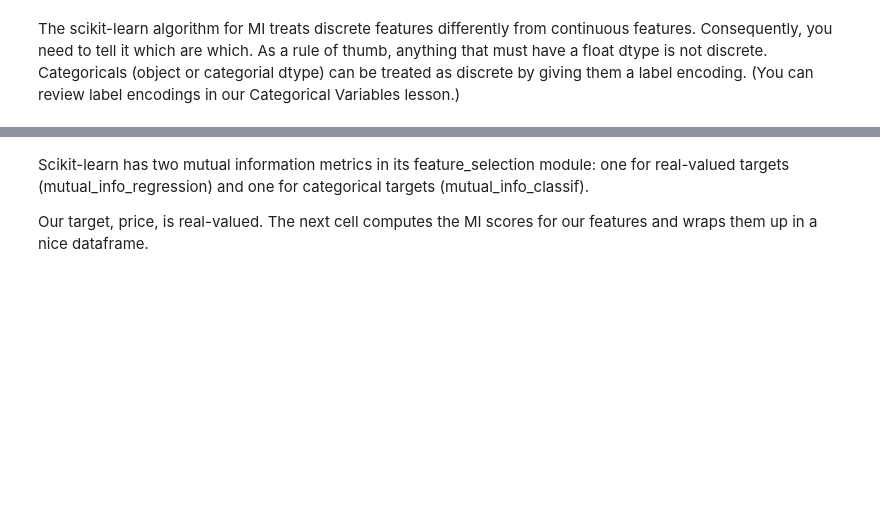
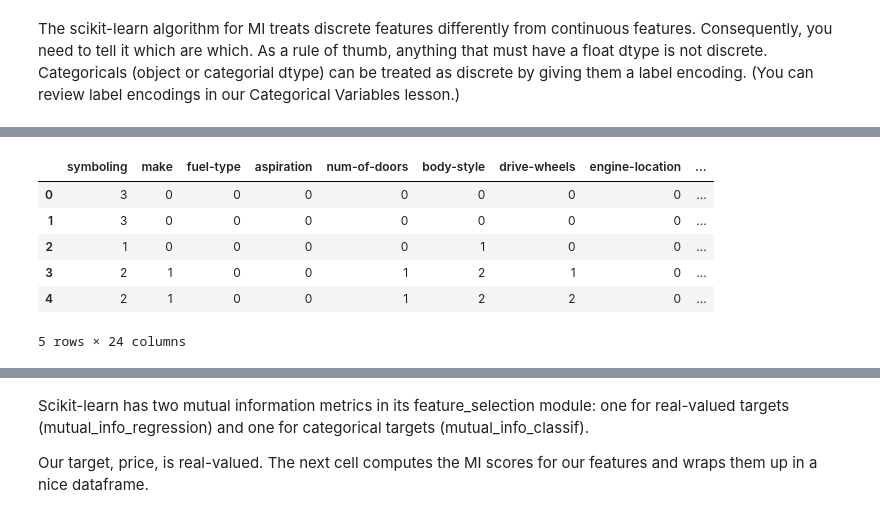
Before and after one commit to flamorim/FeatureEngineering, a Jupyter notebook: FeatureEng.ipynb, the cells around one changed output, grey strips where cells are left out. Drawn from its saved outputs; the diff is of its cells as text; code cells hidden in the pictures; blank space fills up the shorter version.

```diff
--- a/FeatureEng.ipynb
+++ b/FeatureEng.ipynb
@@ -250,0 +281,10 @@ dtype: bool
+# %%
+X.head()
+# %% [output]
+|  | symboling | make | fuel-type | aspiration | num-of-doors | body-style | drive-wheels | engine-location | ... |
+| 0 | 3 | 0 | 0 | 0 | 0 | 0 | 0 | 0 | ... |
+| 1 | 3 | 0 | 0 | 0 | 0 | 0 | 0 | 0 | ... |
+| 2 | 1 | 0 | 0 | 0 | 0 | 1 | 0 | 0 | ... |
+| 3 | 2 | 1 | 0 | 0 | 1 | 2 | 1 | 0 | ... |
+| 4 | 2 | 1 | 0 | 0 | 1 | 2 | 2 | 0 | ... |
+5 rows × 24 columns
```
Also changed, not shown: parts of 15 cells of this notebook.
